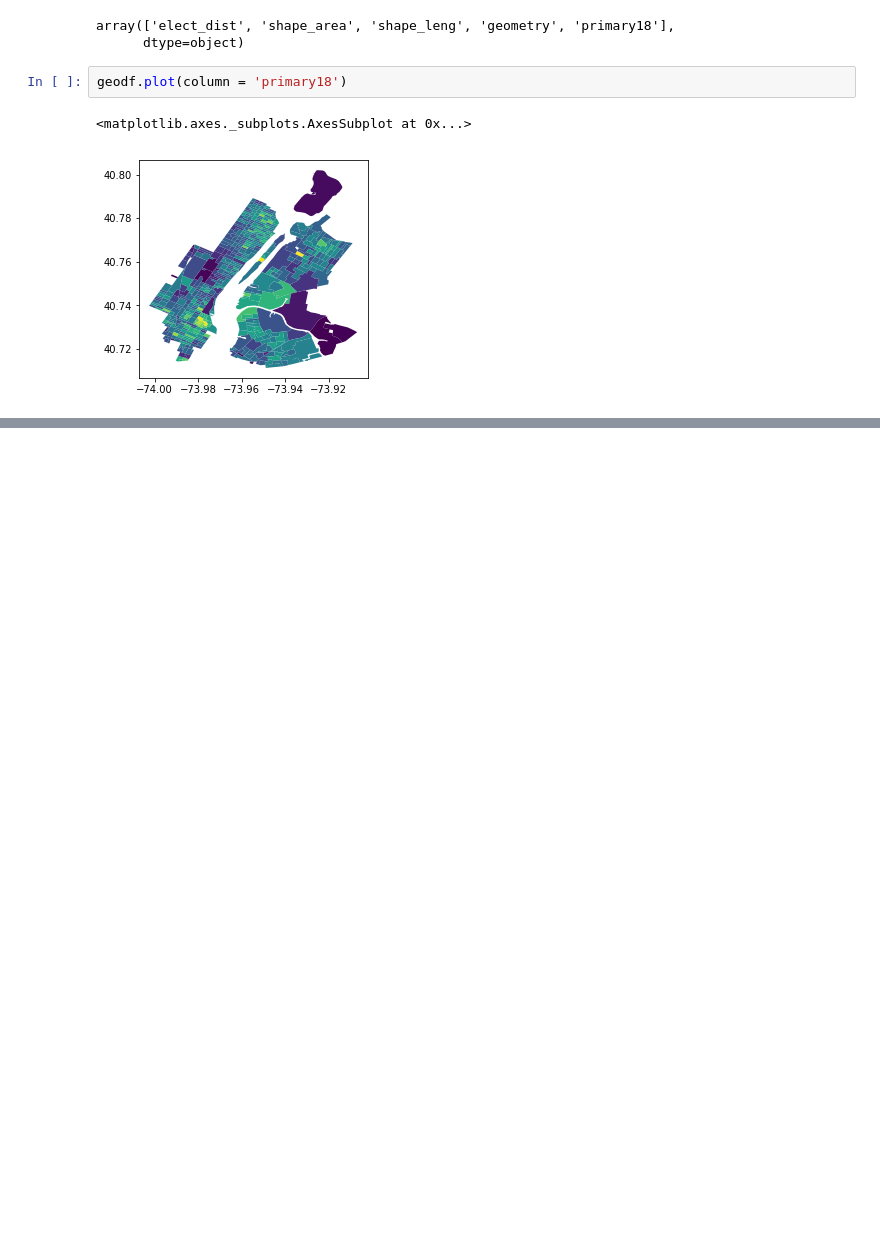
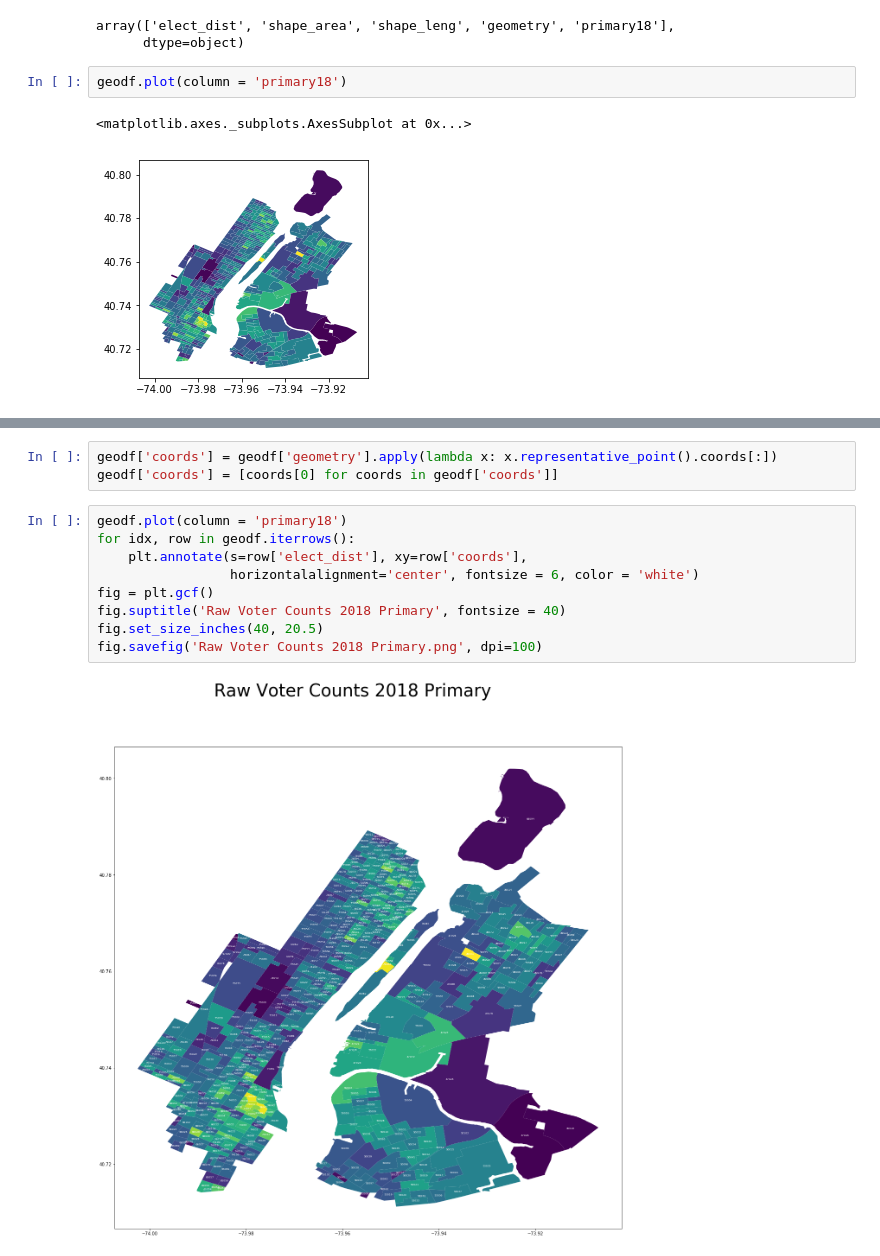
Before and after one commit to dangrenell/vladimer, a Jupyter notebook: First EDA 9.12.ipynb, the cells around one changed output, grey strips where cells are left out. Drawn from its saved outputs; the diff is of its cells as text; blank space fills up the shorter version.

```diff
--- a/First EDA 9.12.ipynb
+++ b/First EDA 9.12.ipynb
@@ -40,0 +65,14 @@ geodf.plot(column = 'primary18')
+# %%
+geodf['coords'] = geodf['geometry'].apply(lambda x: x.representative_point().coords[:])
+geodf['coords'] = [coords[0] for coords in geodf['coords']]
+# %%
+geodf.plot(column = 'primary18')
+for idx, row in geodf.iterrows():
+    plt.annotate(s=row['elect_dist'], xy=row['coords'],
+                 horizontalalignment='center', fontsize = 6, color = 'white')
+fig = plt.gcf()
+fig.suptitle('Raw Voter Counts 2018 Primary', fontsize = 40)
+fig.set_size_inches(40, 20.5)
+fig.savefig('Raw Voter Counts 2018 Primary.png', dpi=100)
+# %% [output]
+[figure, added]
```
Also changed, not shown: parts of 12 cells of this notebook, 4 other files.
